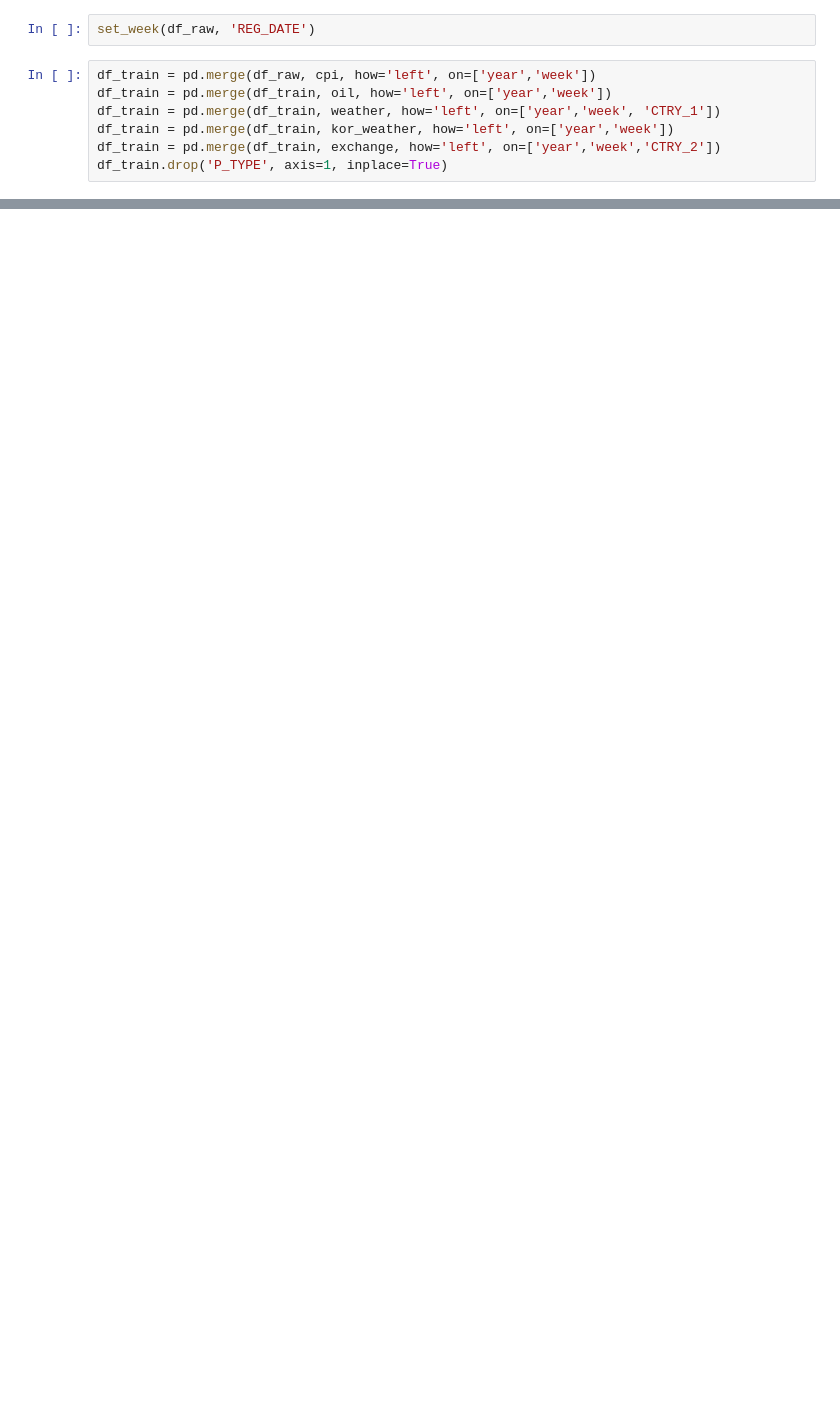
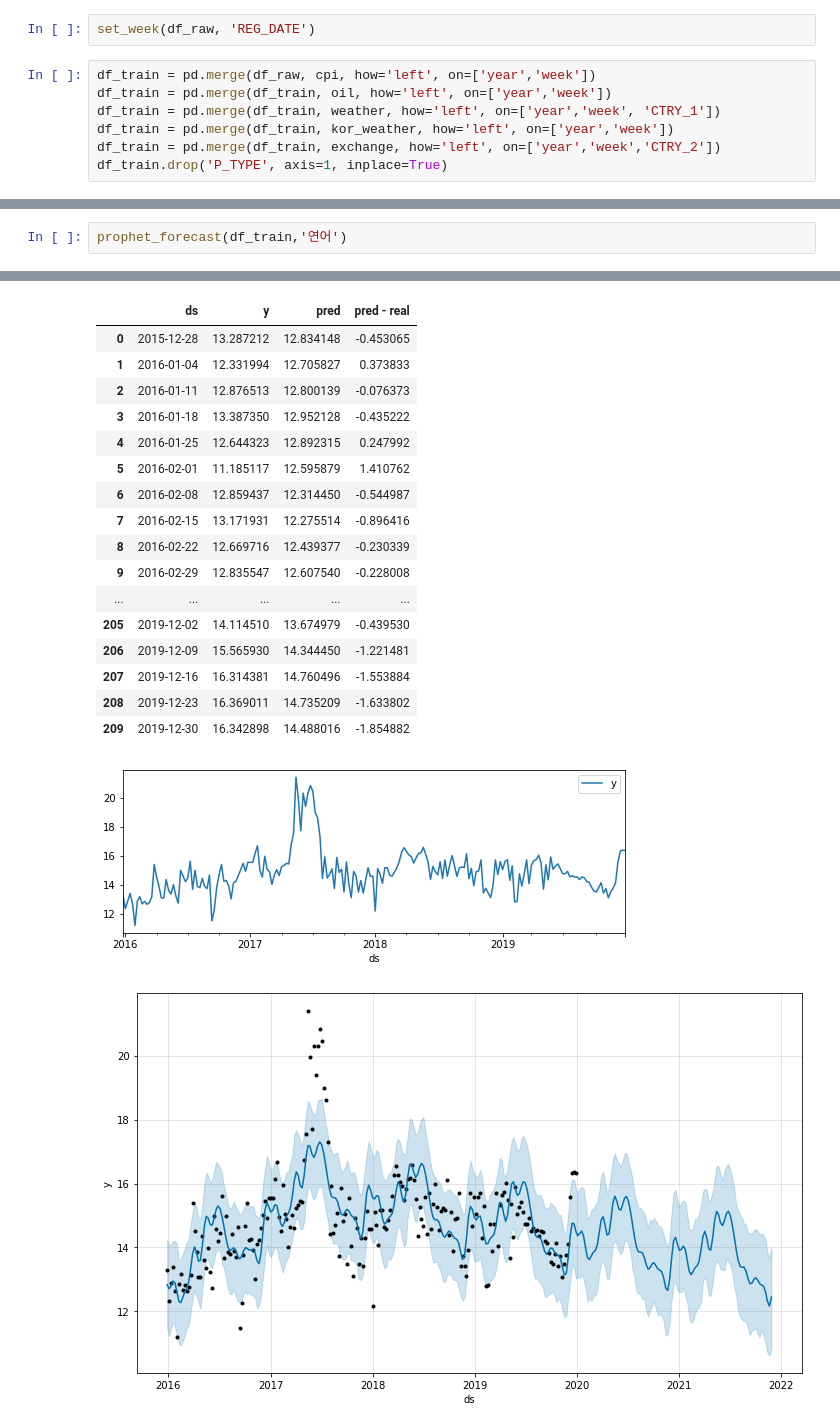
Before and after one commit to Yeony54/Project_Seafood_Import_Price_Prediction, a Jupyter notebook: time_series_.ipynb, the cells around one changed output, grey strips where cells are left out. Drawn from its saved outputs; the diff is of its cells as text; blank space fills up the shorter version.

```diff
--- a/time_series_.ipynb
+++ b/time_series_.ipynb
@@ -429,0 +314,3 @@ strong multicollinearity problems or that the design matrix is singular.
+# %%
+prophet_forecast(df_train,'연어')
+# %% [output]
@@ -429,0 +319,19 @@ strong multicollinearity problems or that the design matrix is singular.
+|  | ds | y | pred | pred - real |
+| 0 | 2015-12-28 | 13.287212 | 12.834148 | -0.453065 |
+| 1 | 2016-01-04 | 12.331994 | 12.705827 | 0.373833 |
+| 2 | 2016-01-11 | 12.876513 | 12.800139 | -0.076373 |
+| 3 | 2016-01-18 | 13.387350 | 12.952128 | -0.435222 |
+| 4 | 2016-01-25 | 12.644323 | 12.892315 | 0.247992 |
+| 5 | 2016-02-01 | 11.185117 | 12.595879 | 1.410762 |
+| 6 | 2016-02-08 | 12.859437 | 12.314450 | -0.544987 |
+| 7 | 2016-02-15 | 13.171931 | 12.275514 | -0.896416 |
+| 8 | 2016-02-22 | 12.669716 | 12.439377 | -0.230339 |
+| 9 | 2016-02-29 | 12.835547 | 12.607540 | -0.228008 |
+| ... | ... | ... | ... | ... |
+| 205 | 2019-12-02 | 14.114510 | 13.674979 | -0.439530 |
+| 206 | 2019-12-09 | 15.565930 | 14.344450 | -1.221481 |
+| 207 | 2019-12-16 | 16.314381 | 14.760496 | -1.553884 |
+| 208 | 2019-12-23 | 16.369011 | 14.735209 | -1.633802 |
+| 209 | 2019-12-30 | 16.342898 | 14.488016 | -1.854882 |
+[figure, added]
+[figure, added]
```
Also changed, not shown: parts of 43 cells of this notebook.
